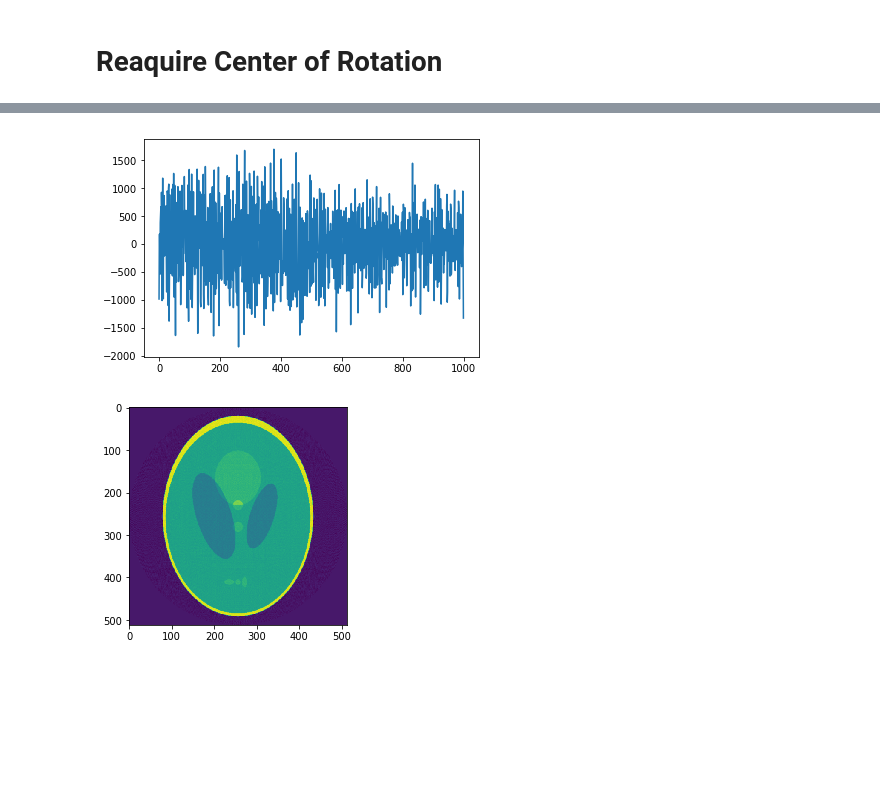
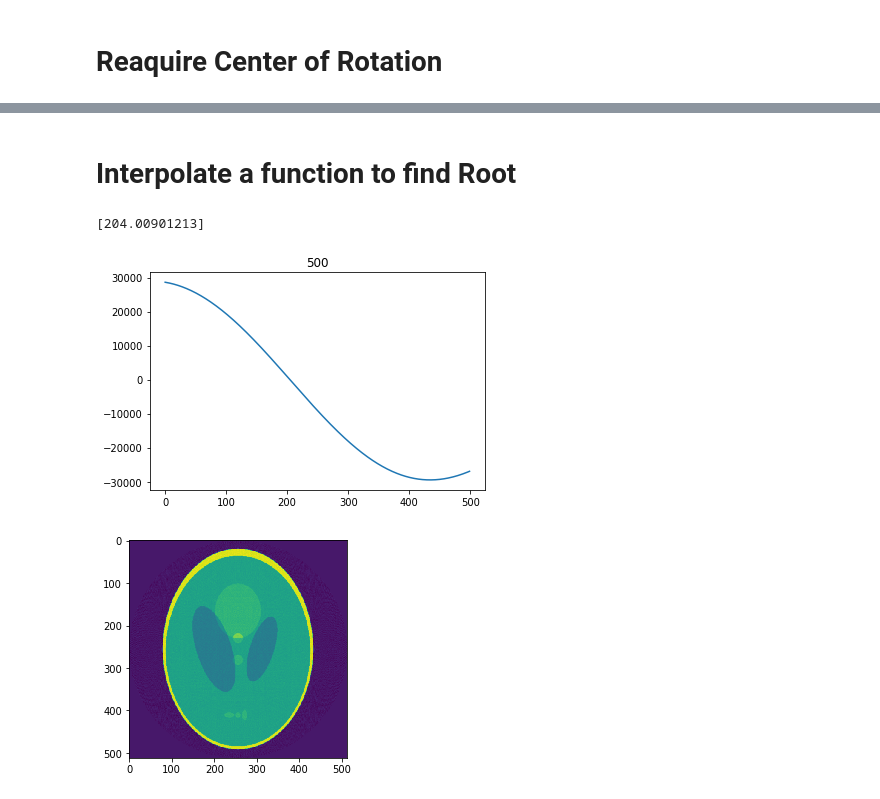
Before and after one commit to everettvacek/rotationCenter, a Jupyter notebook: rotationcenter.ipynb, the cells around one changed output, grey strips where cells are left out. Cells and saved outputs as stored; diff of their text form; code cells hidden in the pictures; blank space fills up the shorter version.

Commit message:
interpolated center or rotation

```diff
--- a/rotationcenter.ipynb
+++ b/rotationcenter.ipynb
@@ -194,9 +194,23 @@ plt.show()
-# %%
-# Aquire center of rotation and align
-plt.plot(np.gradient(var2))
-plt.show()
-# %% [output]
-[figure, removed]
+# %% [markdown]
+# Interpolate a function to find Root
+# %%
+from scipy.interpolate import interp1d
+from scipy.optimize import root
+x = np.linspace(0,len(np.gradient(np.real(ifft))[500:1000]),len(np.gradient(np.real(ifft))[500:1000]))
+f2 = interp1d(x, np.gradient(np.real(ifft))[500:1000], kind='cubic')
+r0 =root(f2,200)
+print(r0['r'])
+
+
+
+
+
+plt.plot(f2(x_int))
+plt.title(500+r0['r'][0])
+plt.show()
+# %% [output]
+[204.00901213]
+[figure, added]
 # %%
 # inverse radon to reconstruct
 recon = iradon(sinogram, theta=theta,circle=True)
```
Also changed, not shown: parts of 4 cells of this notebook.
